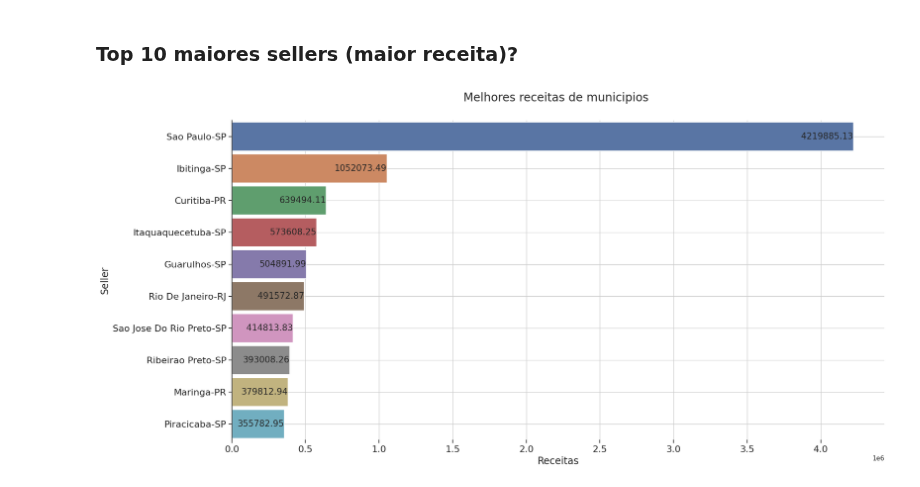
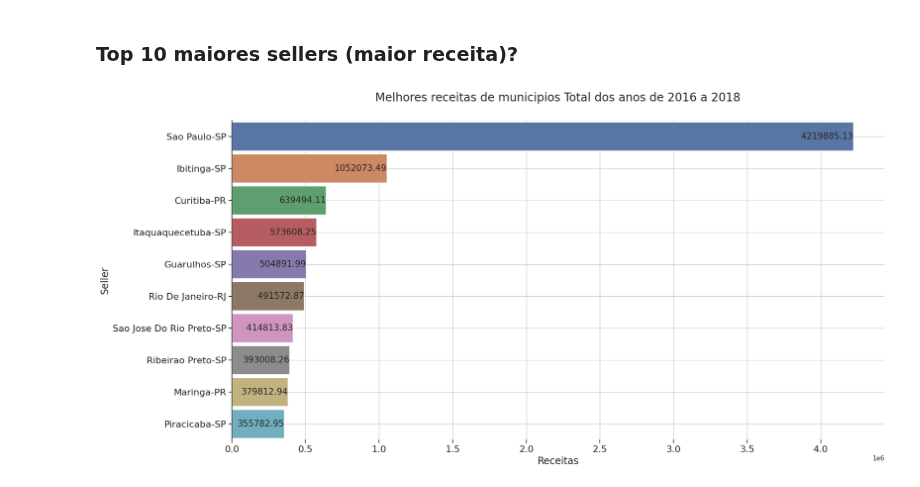
Before and after one commit to kaladabrio2020/Compass.Uol.DataScience, a Jupyter notebook: Sprint 01/ProjetoSprint01/ProjetoSprint01.ipynb, the cells around one changed output. Cells and saved outputs as stored; diff of their text form; code cells hidden in the pictures.

```diff
--- a/Sprint 01/ProjetoSprint01/ProjetoSprint01.ipynb
+++ b/Sprint 01/ProjetoSprint01/ProjetoSprint01.ipynb
@@ -19,6 +20,9 @@ Criando Seção no spark
 # %%
 spark = SparkSession.builder.master('local')\
     .appName('ProjetoSprint01')\
+    .config("spark.executor.memory", "1g") \
+    .config("spark.driver.memory", "1g") \
+    .config("spark.memory.fraction", "0.8") \
     .getOrCreate()
 # %%
 spark.sparkContext
@@ -219,30 +222,30 @@ data = spark.sql(query).toPandas()
 # %%
 sea.set_theme(style="ticks")                # Definindo estilo
 fig, ax = plt.subplots(ncols=1,nrows=1,figsize=(18,10))
 fig.subplots_adjust(hspace=0.25,right=1)        # Aumenta o espaço entre os graficos
 
 # Grafico 1 = Melhores receitas
 # Criando o grafico 1 com as melhores receitas
 barMelhores = sea.barplot( data = data.iloc[0:10,:],
     y='seller', x='receita', hue='seller', width=0.9, ax = ax, legend=False
 )
 
 #Modificando o Grafico 1
-ax.set_title('Melhores receitas de municipios ',y=1.05,fontsize=20)
+ax.set_title('Melhores receitas de municipios Total dos anos de 2016 a 2018',y=1.05,fontsize=20)
 ax.set_ylabel('Seller',x=10,fontsize=17)
 ax.set_xlabel('Receitas',fontsize=17)
 ax.spines[['right','top','bottom']].set_visible(False)
 ax.tick_params('y', labelsize=16)
 ax.tick_params('x', labelsize=16)
 ax.set_axisbelow(True)
 ax.grid(True)
 
 # Colocando o valor das receitas nas barras
 for p in barMelhores.patches:
     if p.get_width() != 0:
         barMelhores.annotate(("%.2f" % p.get_width()),  xy = (p.get_width(), p.get_y()+p.get_height()/2),
         xytext = (0, 0.1), textcoords= 'offset points', ha = 'right', va = "center" ,size=15)
 # %% [output]
-[figure, old version]
+[figure, new version]
 # %%
 query = '''
```
Also changed, not shown: parts of 24 cells of this notebook, 1 other file.
